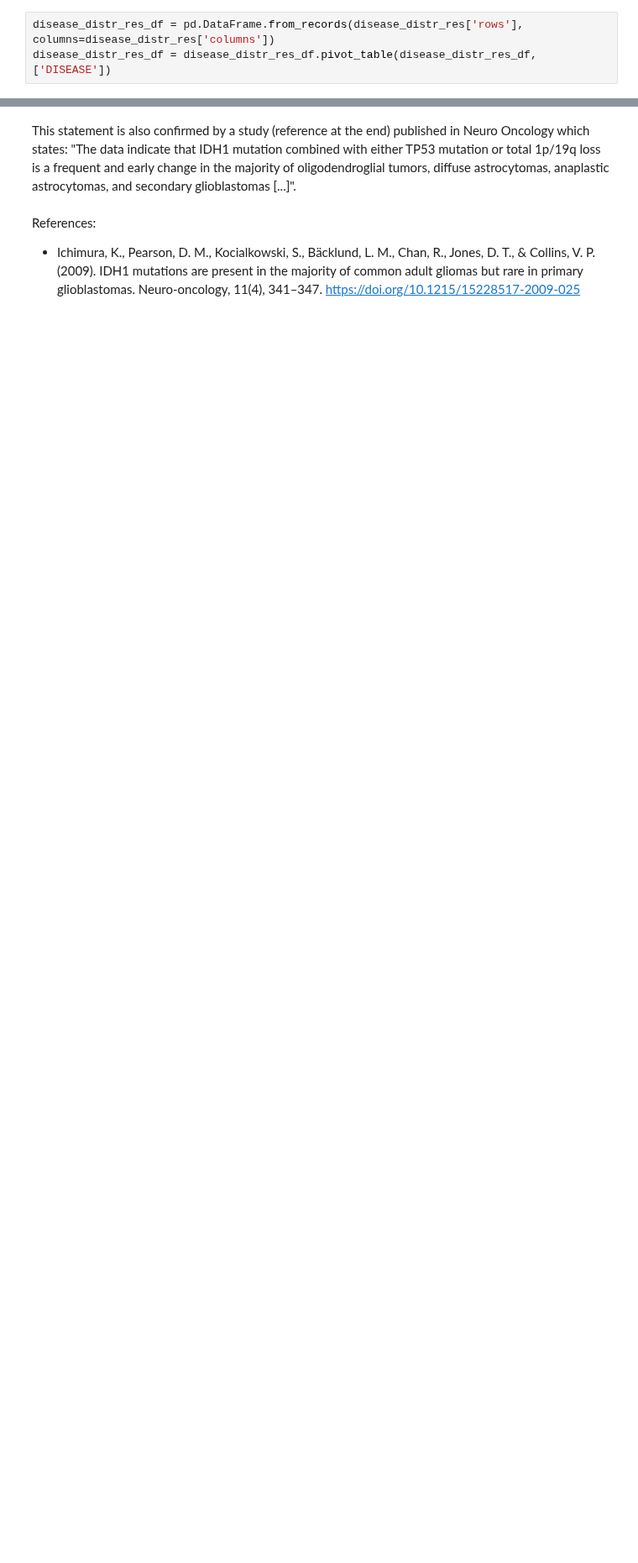
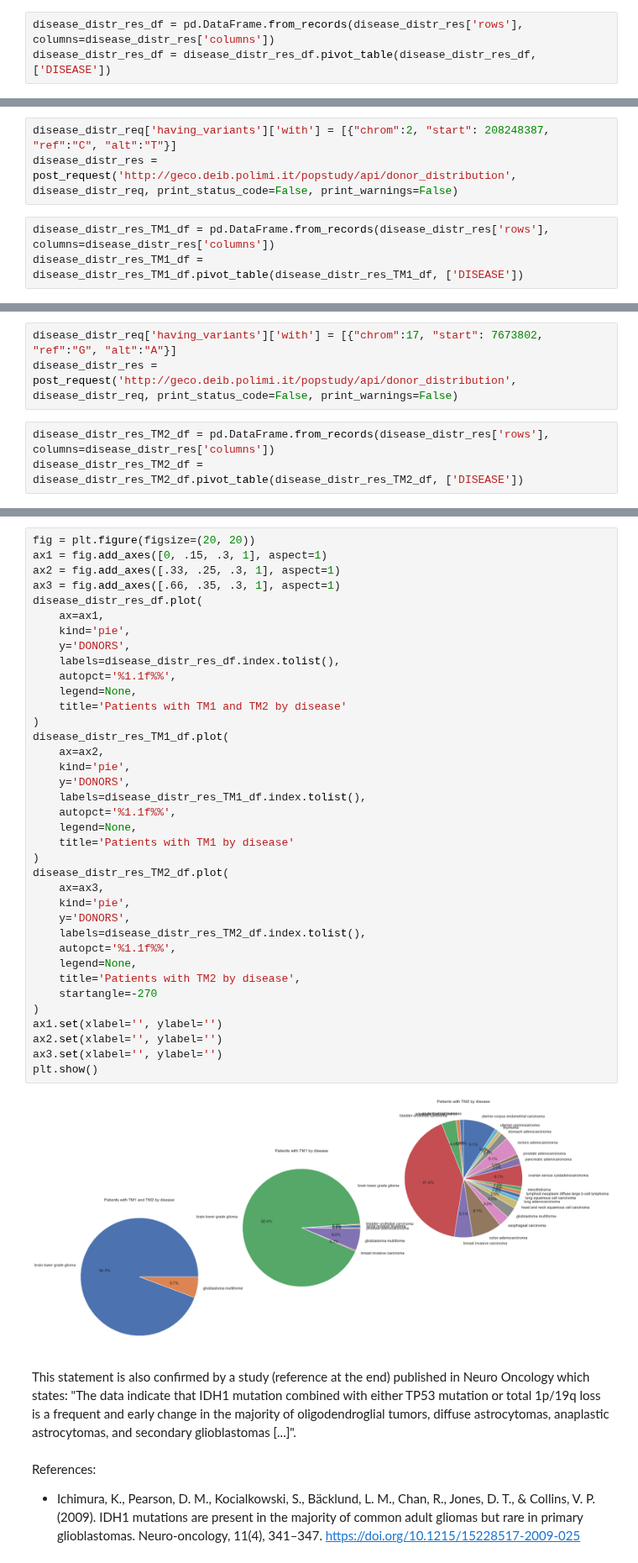
Before and after one commit to DEIB-GECO/VarSum, a Jupyter notebook: demo/correlation in genes causing tumor development.ipynb, the cells around one changed output, grey strips where cells are left out. Shown at 84% size. Drawn from its saved outputs; the diff is of its cells as text; blank space fills up the shorter version.

```diff
--- a/demo/correlation in genes causing tumor development.ipynb
+++ b/demo/correlation in genes causing tumor development.ipynb
@@ -330,0 +321,6 @@ plt.show()
+# %%
+disease_distr_req['having_variants']['with'] = [{"chrom":2, "start": 208248387, "ref":"C", "alt":"T"}]
+disease_distr_res = post_request('http://geco.deib.polimi.it/popstudy/api/donor_distribution', disease_distr_req, print_status_code=False, print_warnings=False)
+# %%
+disease_distr_res_TM1_df = pd.DataFrame.from_records(disease_distr_res['rows'], columns=disease_distr_res['columns'])
+disease_distr_res_TM1_df = disease_distr_res_TM1_df.pivot_table(disease_distr_res_TM1_df, ['DISEASE'])
@@ -330,0 +329,6 @@ plt.show()
+# %%
+disease_distr_req['having_variants']['with'] = [{"chrom":17, "start": 7673802, "ref":"G", "alt":"A"}]
+disease_distr_res = post_request('http://geco.deib.polimi.it/popstudy/api/donor_distribution', disease_distr_req, print_status_code=False, print_warnings=False)
+# %%
+disease_distr_res_TM2_df = pd.DataFrame.from_records(disease_distr_res['rows'], columns=disease_distr_res['columns'])
+disease_distr_res_TM2_df = disease_distr_res_TM2_df.pivot_table(disease_distr_res_TM2_df, ['DISEASE'])
@@ -331,3 +337,42 @@ plt.show()
+# %%
+fig = plt.figure(figsize=(20, 20))
+ax1 = fig.add_axes([0, .15, .3, 1], aspect=1)
+ax2 = fig.add_axes([.33, .25, .3, 1], aspect=1)
+ax3 = fig.add_axes([.66, .35, .3, 1], aspect=1)
+disease_distr_res_df.plot(
+    ax=ax1,
+    kind='pie',
+    y='DONORS',
+    labels=disease_distr_res_df.index.tolist(),
+    autopct='%1.1f%%',
+    legend=None,
+    title='Patients with TM1 and TM2 by disease'
+)
+disease_distr_res_TM1_df.plot(
+    ax=ax2,
+    kind='pie',
+    y='DONORS',
+    labels=disease_distr_res_TM1_df.index.tolist(),
+    autopct='%1.1f%%',
+    legend=None,
+    title='Patients with TM1 by disease'
+)
+disease_distr_res_TM2_df.plot(
+    ax=ax3,
+    kind='pie',
+    y='DONORS',
+    labels=disease_distr_res_TM2_df.index.tolist(),
+    autopct='%1.1f%%',
+    legend=None,
+    title='Patients with TM2 by disease',
+    startangle=-270
+)
+ax1.set(xlabel='', ylabel='')
+ax2.set(xlabel='', ylabel='')
+ax3.set(xlabel='', ylabel='')
+plt.show()
+# %% [output]
+[figure, added]
 # %% [markdown]
 This statement is also confirmed by a study (reference at the end) published in Neuro Oncology which states: "The data indicate that IDH1 mutation combined with either TP53 mutation or total 1p/19q loss is a frequent and early change in the majority of oligodendroglial tumors, diffuse astrocytomas, anaplastic astrocytomas, and secondary glioblastomas  \[...]".
 # %% [markdown]
```
Also changed, not shown: parts of 5 cells of this notebook.
